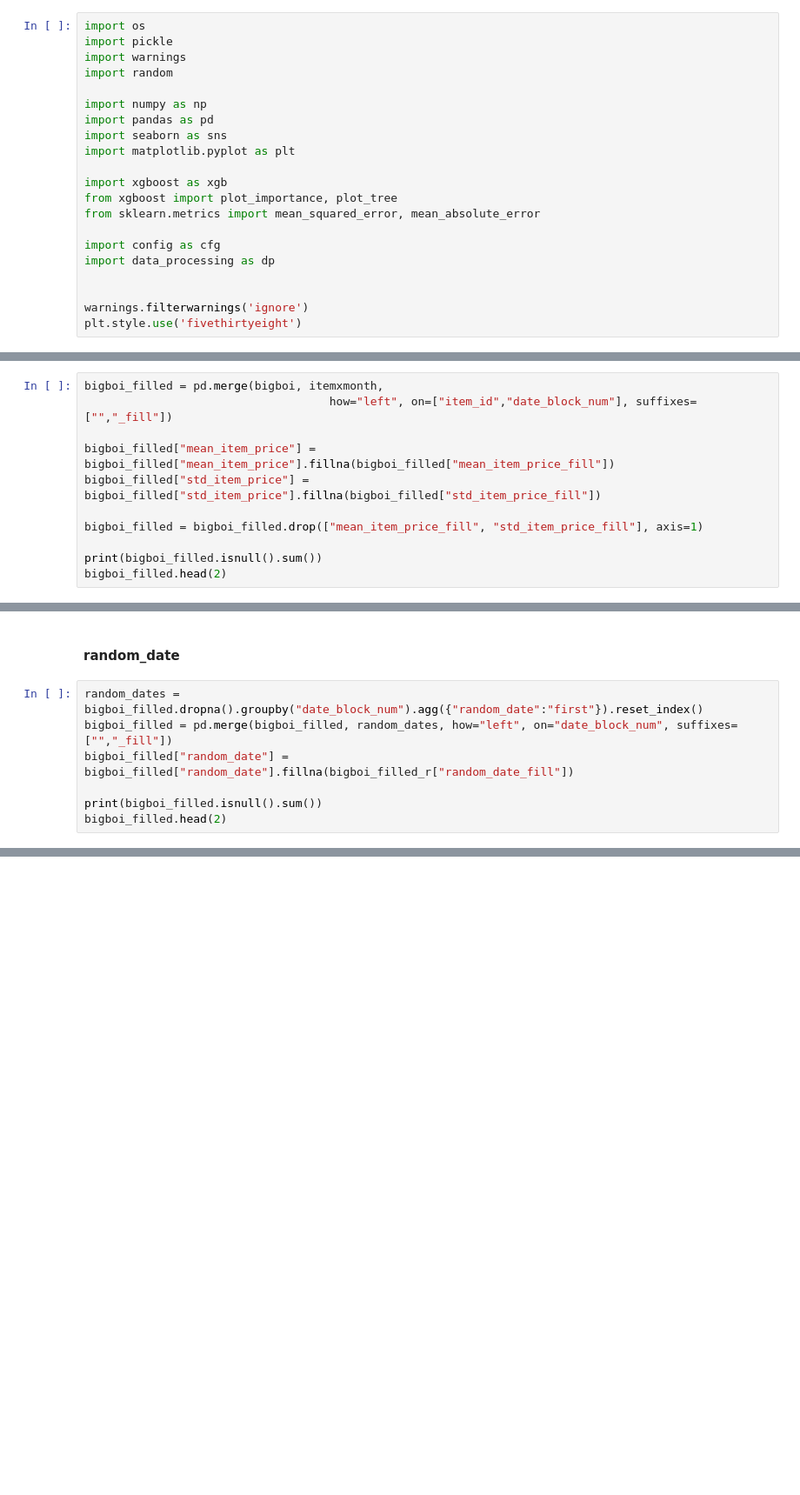
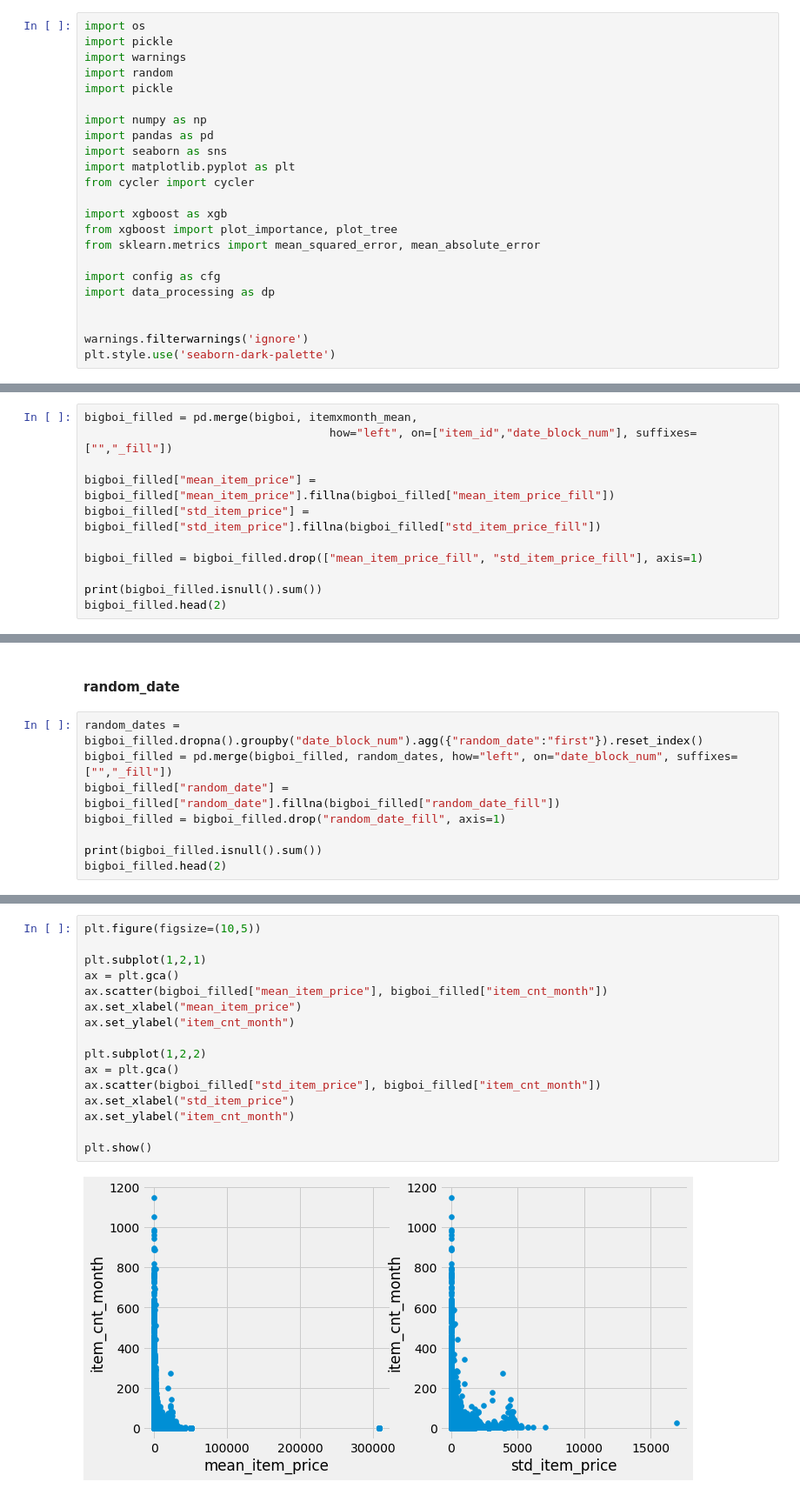
Before and after one commit to RobBlanchard/kaggle-predict-sales, a Jupyter notebook: XGBoost - 2.ipynb, the cells around one changed output, grey strips where cells are left out. Shown: that part at 87% size. Saved outputs shown, nothing was run; the diff lists cells and outputs as text; blank space fills up the shorter version.

```diff
--- a/XGBoost - 2.ipynb
+++ b/XGBoost - 2.ipynb
@@ -5,11 +5,13 @@ import os
 import pickle
 import warnings
 import random
+import pickle
 
 import numpy as np
 import pandas as pd
 import seaborn as sns
 import matplotlib.pyplot as plt
+from cycler import cycler
 
 import xgboost as xgb
 from xgboost import plot_importance, plot_tree
@@ -20,7 +22,7 @@ import data_processing as dp
 
 
 warnings.filterwarnings('ignore')
-plt.style.use('fivethirtyeight')
+plt.style.use('seaborn-dark-palette')
 # %% [markdown]
 # Data preparation
 # %% [markdown]
@@ -438,7 +441,7 @@ itemxmonth_mean.head(2)
 | 0 | 0 | 20 | 58.0 | 0.0 |
 | 1 | 1 | 15 | 4490.0 | 0.0 |
 # %%
-bigboi_filled = pd.merge(bigboi, itemxmonth,
+bigboi_filled = pd.merge(bigboi, itemxmonth_mean,
                                     how="left", on=["item_id","date_block_num"], suffixes=["","_fill"])
 
 bigboi_filled["mean_item_price"] = bigboi_filled["mean_item_price"].fillna(bigboi_filled["mean_item_price_fill"])
@@ -570,7 +577,8 @@ dtype: int64
 # %%
 random_dates = bigboi_filled.dropna().groupby("date_block_num").agg({"random_date":"first"}).reset_index()
 bigboi_filled = pd.merge(bigboi_filled, random_dates, how="left", on="date_block_num", suffixes=["","_fill"])
-bigboi_filled["random_date"] = bigboi_filled["random_date"].fillna(bigboi_filled_r["random_date_fill"])
+bigboi_filled["random_date"] = bigboi_filled["random_date"].fillna(bigboi_filled["random_date_fill"])
+bigboi_filled = bigboi_filled.drop("random_date_fill", axis=1)
 
 print(bigboi_filled.isnull().sum())
 bigboi_filled.head(2)
@@ -593,0 +637,18 @@ dtype: int64
+# %%
+plt.figure(figsize=(10,5))
+
+plt.subplot(1,2,1)
+ax = plt.gca()
+ax.scatter(bigboi_filled["mean_item_price"], bigboi_filled["item_cnt_month"])
+ax.set_xlabel("mean_item_price")
+ax.set_ylabel("item_cnt_month")
+
+plt.subplot(1,2,2)
+ax = plt.gca()
+ax.scatter(bigboi_filled["std_item_price"], bigboi_filled["item_cnt_month"])
+ax.set_xlabel("std_item_price")
+ax.set_ylabel("item_cnt_month")
+
+plt.show()
+# %% [output]
+[figure, added]
```
Also changed, not shown: parts of 17 cells of this notebook.
